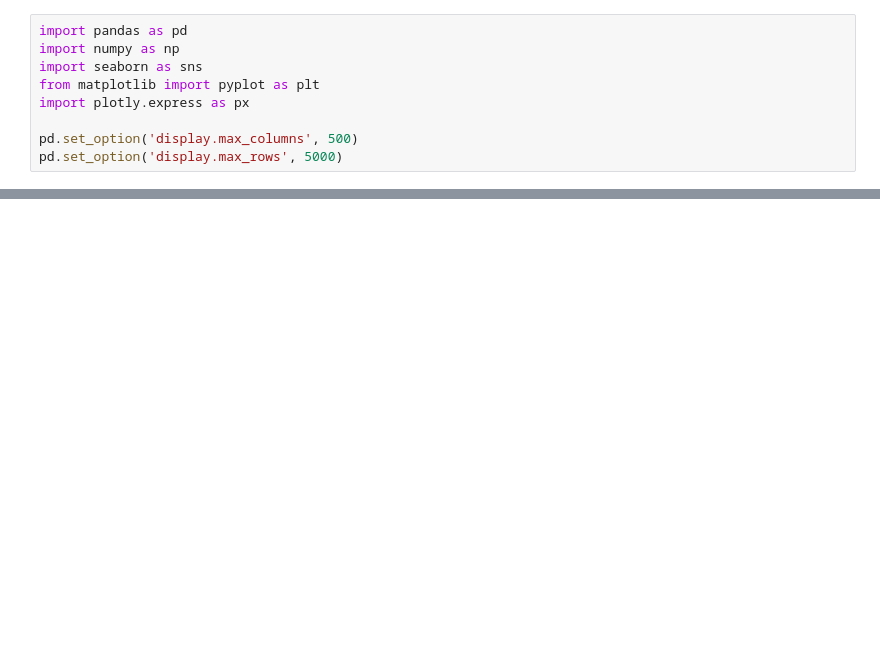
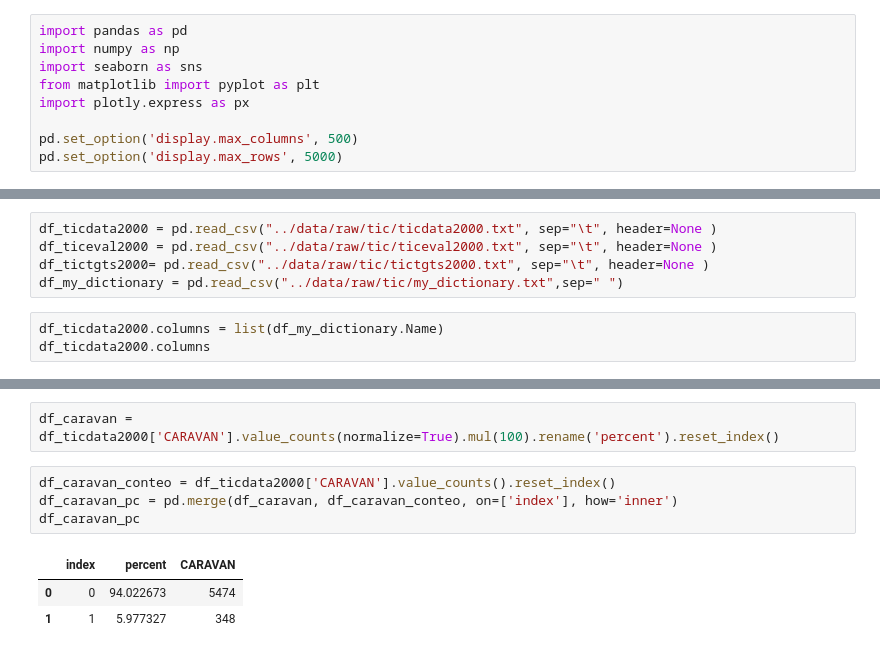
Before and after one commit to saulsegura/tarea_EDA, a Jupyter notebook: notebooks/00_EDA.ipynb, the cells around one changed output, grey strips where cells are left out. Saved outputs shown, nothing was run; the diff lists cells and outputs as text; blank space fills up the shorter version.

```diff
--- a/notebooks/00_EDA.ipynb
+++ b/notebooks/00_EDA.ipynb
@@ -24,0 +37,8 @@ Int64Index([ 1,  2,  3,  4,  5,  6,  7,  8,  9, 10, 11, 12, 13, 14, 15, 16, 17,
+# %%
+df_ticdata2000 = pd.read_csv("../data/raw/tic/ticdata2000.txt", sep="\t", header=None )
+df_ticeval2000 = pd.read_csv("../data/raw/tic/ticeval2000.txt", sep="\t", header=None )
+df_tictgts2000= pd.read_csv("../data/raw/tic/tictgts2000.txt", sep="\t", header=None )
+df_my_dictionary = pd.read_csv("../data/raw/tic/my_dictionary.txt",sep=" ")
+# %%
+df_ticdata2000.columns = list(df_my_dictionary.Name)
+df_ticdata2000.columns
@@ -24,0 +85,10 @@ Int64Index([ 1,  2,  3,  4,  5,  6,  7,  8,  9, 10, 11, 12, 13, 14, 15, 16, 17,
+# %%
+df_caravan = df_ticdata2000['CARAVAN'].value_counts(normalize=True).mul(100).rename('percent').reset_index()
+# %%
+df_caravan_conteo = df_ticdata2000['CARAVAN'].value_counts().reset_index()
+df_caravan_pc = pd.merge(df_caravan, df_caravan_conteo, on=['index'], how='inner')
+df_caravan_pc
+# %% [output]
+|  | index | percent | CARAVAN |
+| 0 | 0 | 94.022673 | 5474 |
+| 1 | 1 | 5.977327 | 348 |
```
Also changed, not shown: parts of 19 cells of this notebook, 4 other files.
